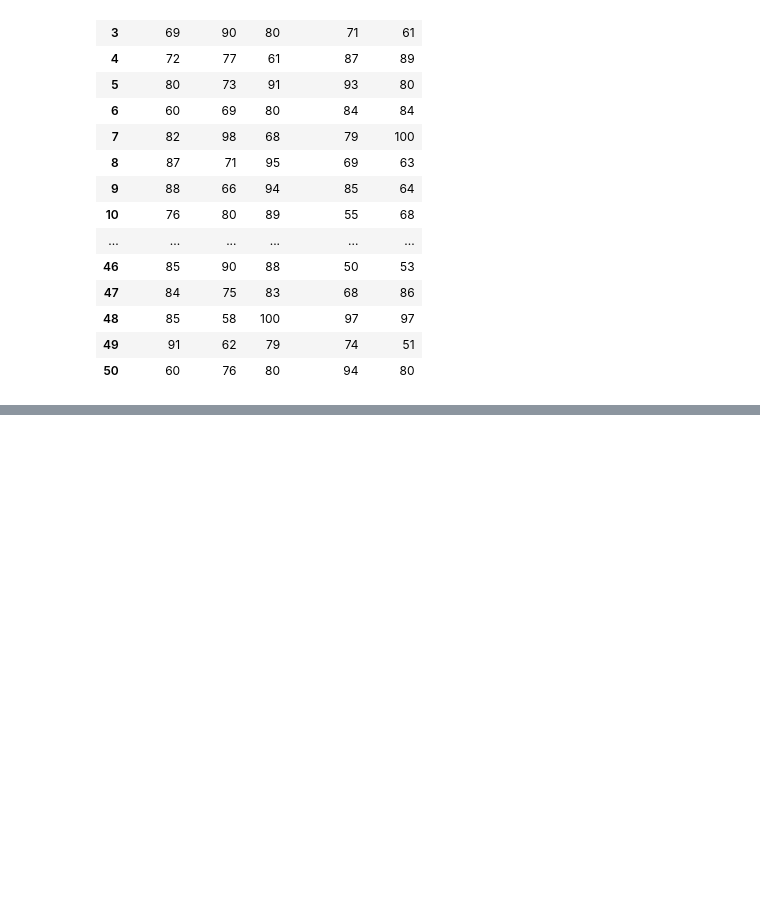
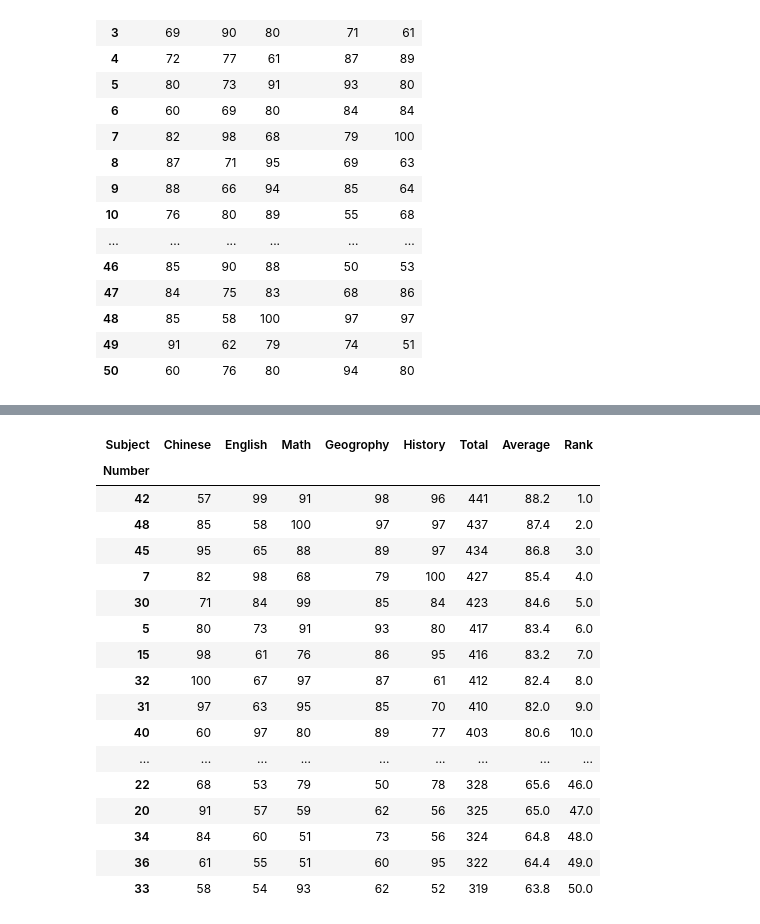
Before and after one commit to Gaeqwer/Python, a Jupyter notebook: lesoon11.ipynb, the cells around one changed output, grey strips where cells are left out. Cells and saved outputs as stored; diff of their text form; code cells hidden in the pictures; blank space fills up the shorter version.

```diff
--- a/lesoon11.ipynb
+++ b/lesoon11.ipynb
@@ -27,0 +145,21 @@ scores_pd
+# %%
+scores_pd.sort_values(by='Rank')
+# %% [output]
+| Subject | Chinese | English | Math | Geogrophy | History | Total | Average | Rank |
+| Number |  |  |  |  |  |  |  |  |
+| 42 | 57 | 99 | 91 | 98 | 96 | 441 | 88.2 | 1.0 |
+| 48 | 85 | 58 | 100 | 97 | 97 | 437 | 87.4 | 2.0 |
+| 45 | 95 | 65 | 88 | 89 | 97 | 434 | 86.8 | 3.0 |
+| 7 | 82 | 98 | 68 | 79 | 100 | 427 | 85.4 | 4.0 |
+| 30 | 71 | 84 | 99 | 85 | 84 | 423 | 84.6 | 5.0 |
+| 5 | 80 | 73 | 91 | 93 | 80 | 417 | 83.4 | 6.0 |
+| 15 | 98 | 61 | 76 | 86 | 95 | 416 | 83.2 | 7.0 |
+| 32 | 100 | 67 | 97 | 87 | 61 | 412 | 82.4 | 8.0 |
+| 31 | 97 | 63 | 95 | 85 | 70 | 410 | 82.0 | 9.0 |
+| 40 | 60 | 97 | 80 | 89 | 77 | 403 | 80.6 | 10.0 |
+| ... | ... | ... | ... | ... | ... | ... | ... | ... |
+| 22 | 68 | 53 | 79 | 50 | 78 | 328 | 65.6 | 46.0 |
+| 20 | 91 | 57 | 59 | 62 | 56 | 325 | 65.0 | 47.0 |
+| 34 | 84 | 60 | 51 | 73 | 56 | 324 | 64.8 | 48.0 |
+| 36 | 61 | 55 | 51 | 60 | 95 | 322 | 64.4 | 49.0 |
+| 33 | 58 | 54 | 93 | 62 | 52 | 319 | 63.8 | 50.0 |
```
Also changed, not shown: parts of 8 cells of this notebook.
